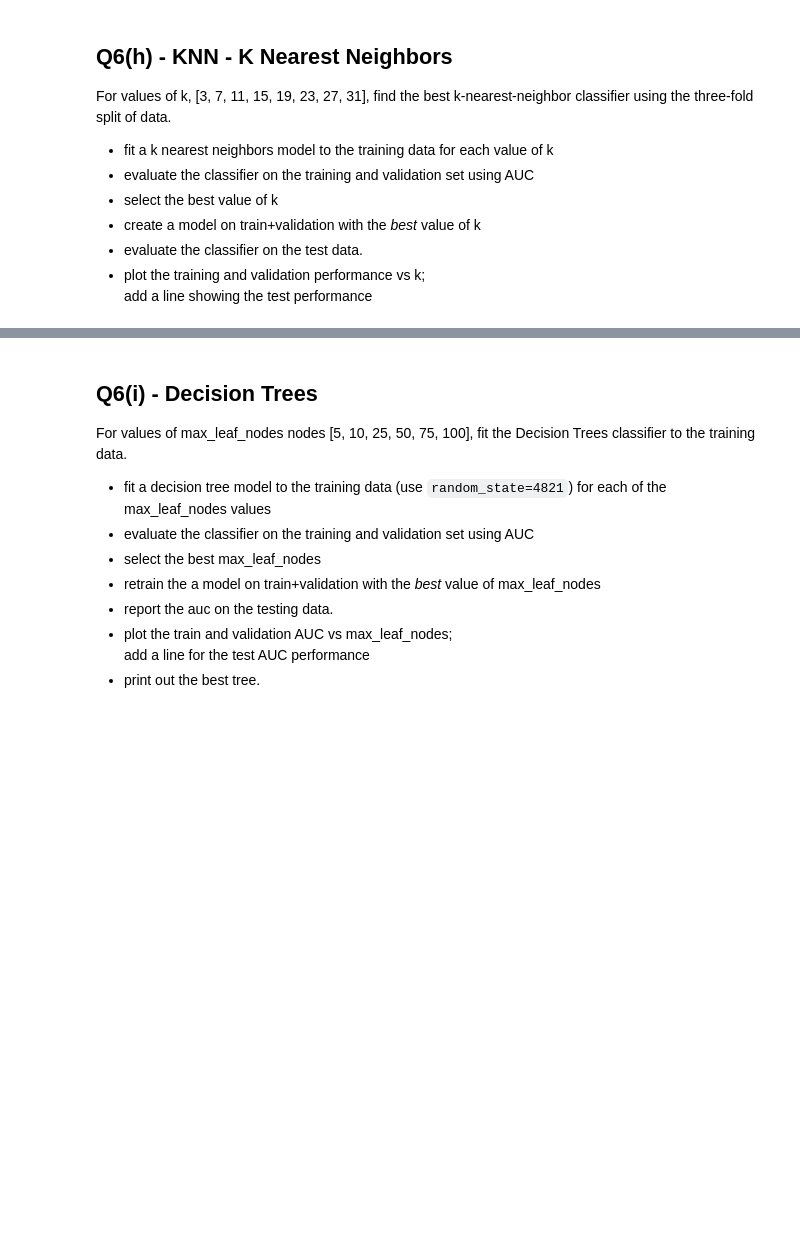
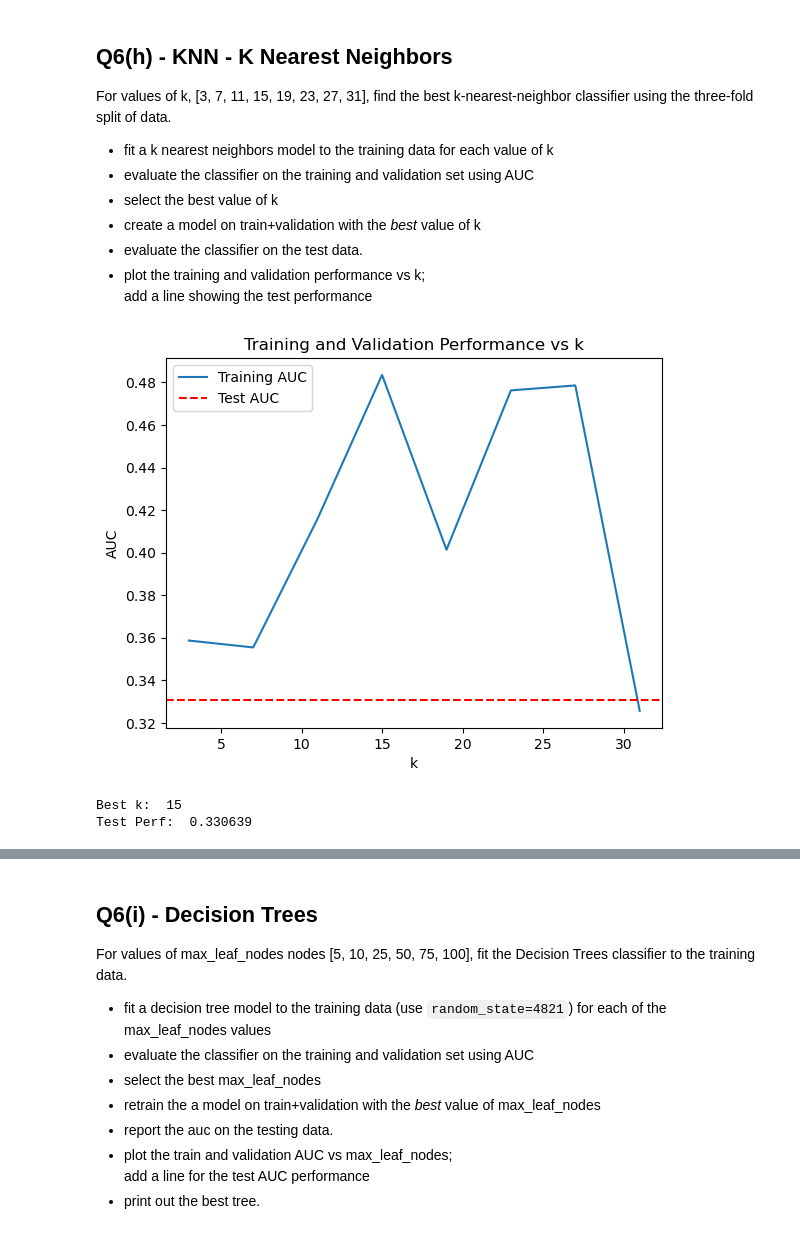
Before and after one commit to Spades5665/MTUClasses, a Jupyter notebook: CS4821-DataMining/a2/a2-4821.ipynb, the cells around one changed output, grey strips where cells are left out. Cells and saved outputs as stored; diff of their text form; code cells hidden in the pictures; blank space fills up the shorter version.

```diff
--- a/CS4821-DataMining/a2/a2-4821.ipynb
+++ b/CS4821-DataMining/a2/a2-4821.ipynb
@@ -900,7 +897,7 @@ Split the data into training, validation and test sets with 60, 20, and 20% of t
 Set the seed for the random generator in `random_state` to ”4821”
 # %%
 # Split of the test set
-X_trainval, X_test, y_trainval, y_test = ...
+X_trainval, X_test, y_trainval, y_test = train_test_split(nbaX, nbaY, test_size=0.2, random_state=4821, stratify=nbaY)
 
 # Split trainval into train + val
-X_train, X_val, y_train, y_val = ...
+X_train, X_val, y_train, y_val = train_test_split(X_trainval, y_trainval, test_size=0.25, random_state=4821, stratify=y_trainval)
@@ -917,12 +923,12 @@ Use the train+val to scale the train+val data, and use those parameters to scale
 
 Helpful functions: Python - `StandardScaler` from `sklearn.preprocessing`.
 # %%
-scaler = ...
-X_train_sc = ...
-X_val_sc = ...
+scaler = StandardScaler()
+X_train_sc = scaler.fit_transform(X_train)
+X_val_sc = scaler.transform(X_val)
 
-scaler_final = ...
-X_trainval_sc = ...
-X_test_sc = ...
+scaler_final = StandardScaler()
+X_trainval_sc = scaler.fit_transform(X_trainval)
+X_test_sc = scaler.transform(X_test)
 # %%
 grader.check("q6g")
@@ -940,30 +948,54 @@ add a line showing the test performance
 # %%
 
 kvals = [3, 7, 11, 15, 19, 23, 27, 31]
 
 knn_auc_val = np.zeros((1,len(kvals)))
 knn_auc_tr = np.zeros((1,len(kvals)))
 
 
 # fit a k nearest neighbors model to the training data
 # evaluate the classifier on the training and validation set using auc
+aucVals = []
 
+for k in kvals:
+    # Fit a KNN model to the data at k
+    knn = KNeighborsClassifier(n_neighbors=k)
+    knn.fit(X_train, y_train)
+
+    # Calculate AUC scores for the training and validation sets
+    auc = roc_auc_score(y_trainval, knn.predict_proba(X_trainval_sc)[:, 1])
+
+    # Append AUC scores
+    aucVals.append(auc)
 
 # select the best value of k
-knn_bestk = ...
+knn_bestk = kvals[np.argmax(aucVals)]
 
 # create a best model on train+validation
+best_knn = KNeighborsClassifier(n_neighbors=knn_bestk)
+best_knn.fit(X_trainval, y_trainval)
 
 # evaluate the classifier on the test data.
-knn_auc_test = ...
+knn_auc_test = roc_auc_score(y_test, knn.predict_proba(X_test_sc)[:, 1])
 
 # plot the training and validationing performance vs k.
 #   add a line for test performance
 
+plt.plot(kvals, aucVals, label='Training AUC')
+plt.axhline(y=knn_auc_test, color='r', linestyle='--', label='Test AUC')
 
+plt.xlabel('k')
+plt.ylabel('AUC')
+plt.title('Training and Validation Performance vs k')
+plt.legend()
 
+plt.show()
 
 print('Best k:  %d' % (knn_bestk))
 print('Test Perf:  %.6f' % (knn_auc_test))
+# %% [output]
+[figure, added]
+Best k:  15
+Test Perf:  0.330639
 # %%
 grader.check("q6h")
```
Also changed, not shown: parts of 6 cells of this notebook.
